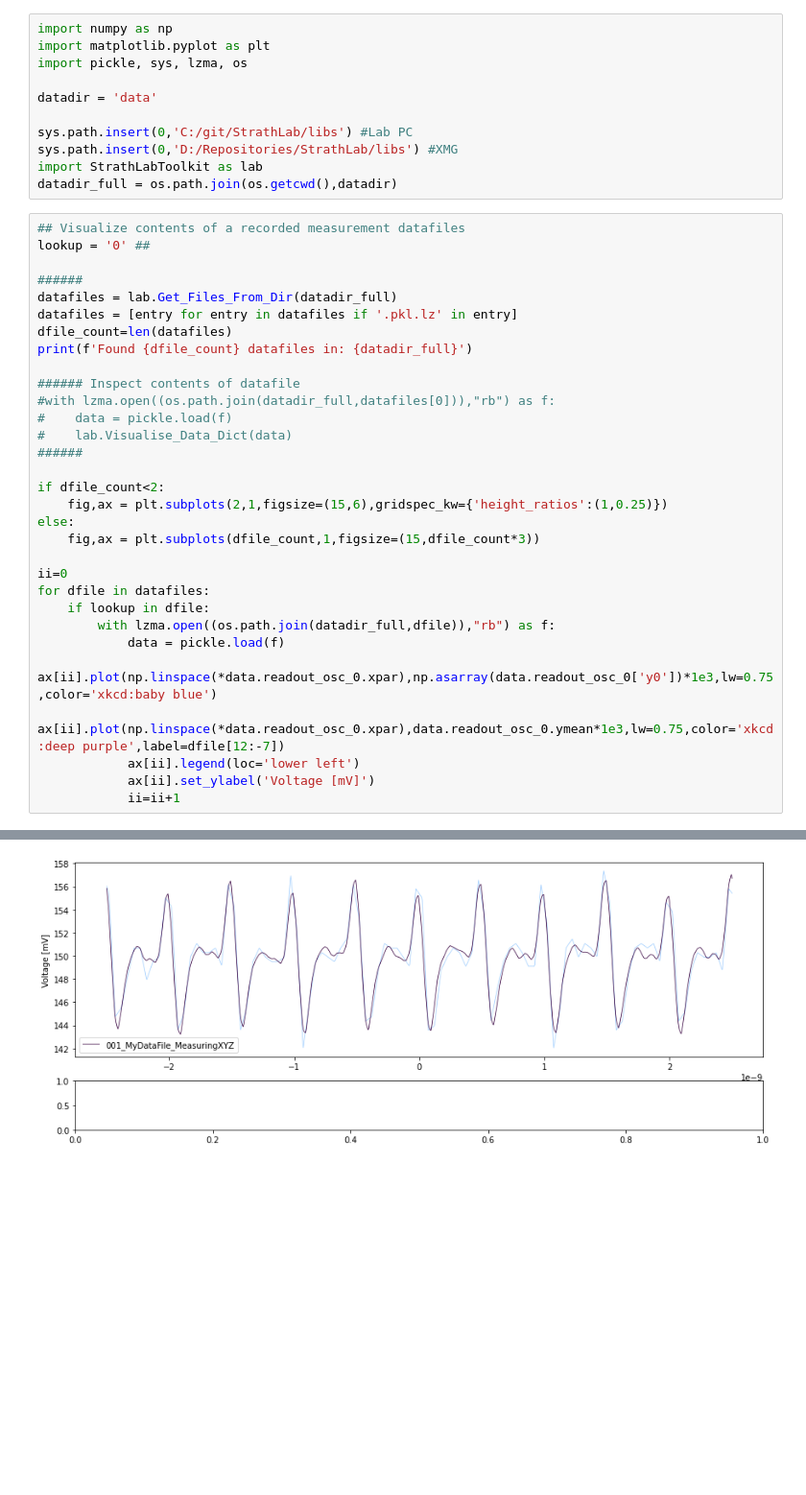
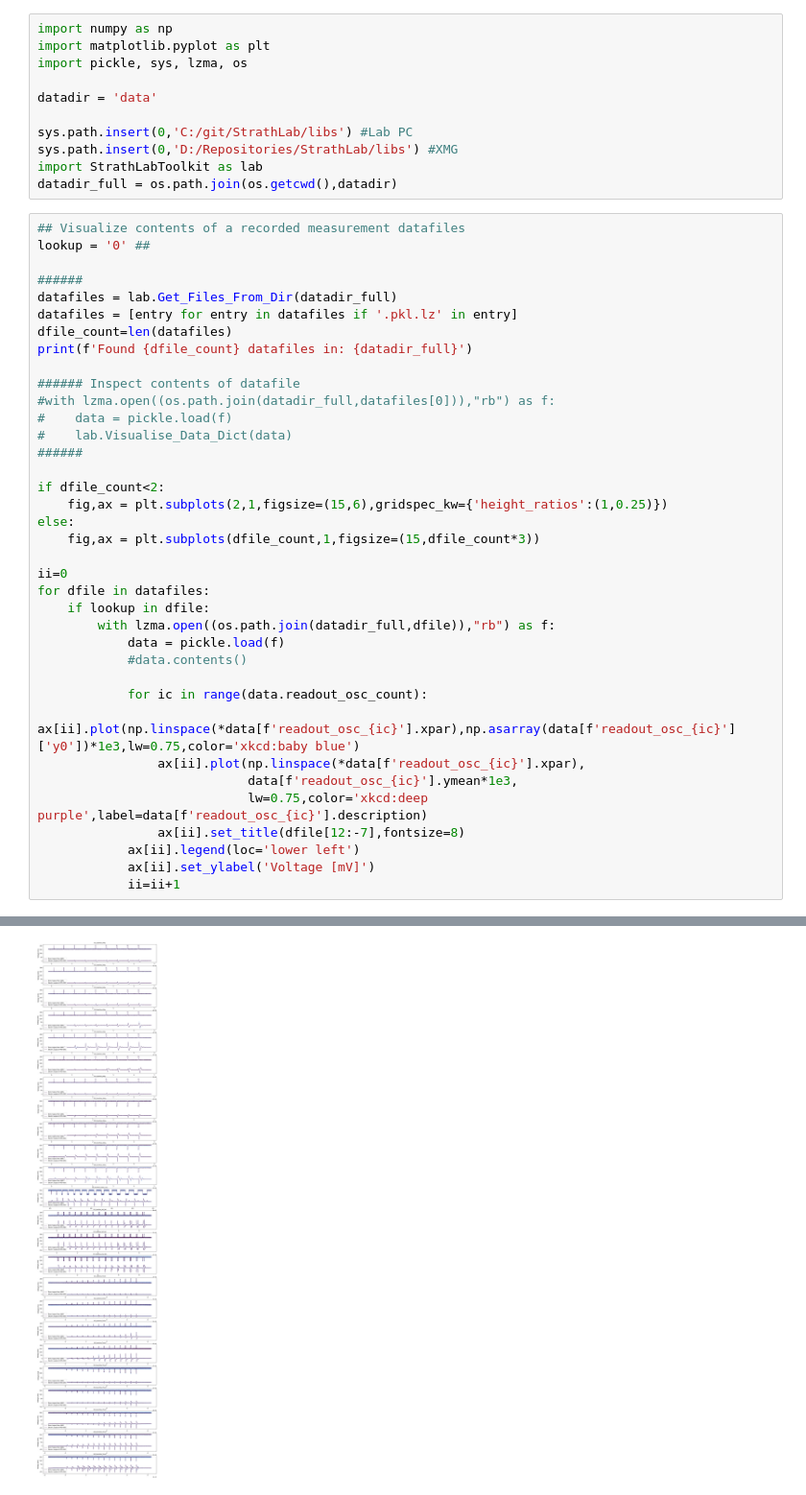
Before and after one commit to mhejda/StrathLab, a Jupyter notebook: jupyter_acquisition_template/2022-MM-DD_P0X_Processing.ipynb, the cells around one changed output, grey strips where cells are left out. Shown at 96% size. Drawn from its saved outputs; the diff is of its cells as text; blank space fills up the shorter version.

```diff
--- a/jupyter_acquisition_template/2022-MM-DD_P0X_Processing.ipynb
+++ b/jupyter_acquisition_template/2022-MM-DD_P0X_Processing.ipynb
@@ -35,8 +35,14 @@ for dfile in datafiles:
     if lookup in dfile:
         with lzma.open((os.path.join(datadir_full,dfile)),"rb") as f:
             data = pickle.load(f)
-            ax[ii].plot(np.linspace(*data.readout_osc_0.xpar),np.asarray(data.readout_osc_0['y0'])*1e3,lw=0.75,color='xkcd:baby blue')
-            ax[ii].plot(np.linspace(*data.readout_osc_0.xpar),data.readout_osc_0.ymean*1e3,lw=0.75,color='xkcd:deep purple',label=dfile[12:-7])
+            #data.contents()
+
+            for ic in range(data.readout_osc_count):
+                ax[ii].plot(np.linspace(*data[f'readout_osc_{ic}'].xpar),np.asarray(data[f'readout_osc_{ic}']['y0'])*1e3,lw=0.75,color='xkcd:baby blue')
+                ax[ii].plot(np.linspace(*data[f'readout_osc_{ic}'].xpar),
+                            data[f'readout_osc_{ic}'].ymean*1e3,
+                            lw=0.75,color='xkcd:deep purple',label=data[f'readout_osc_{ic}'].description)
+                ax[ii].set_title(dfile[12:-7],fontsize=8)
             ax[ii].legend(loc='lower left')
             ax[ii].set_ylabel('Voltage [mV]')
             ii=ii+1
@@ -45 +67 @@ Found 1 datafiles in: D:\Repositories\StrathLab\jupyter_acquisition_template\dat
-[figure, old version]
+[figure, new version]
```
Also changed, not shown: parts of 1 cell of this notebook, 1 other file.
